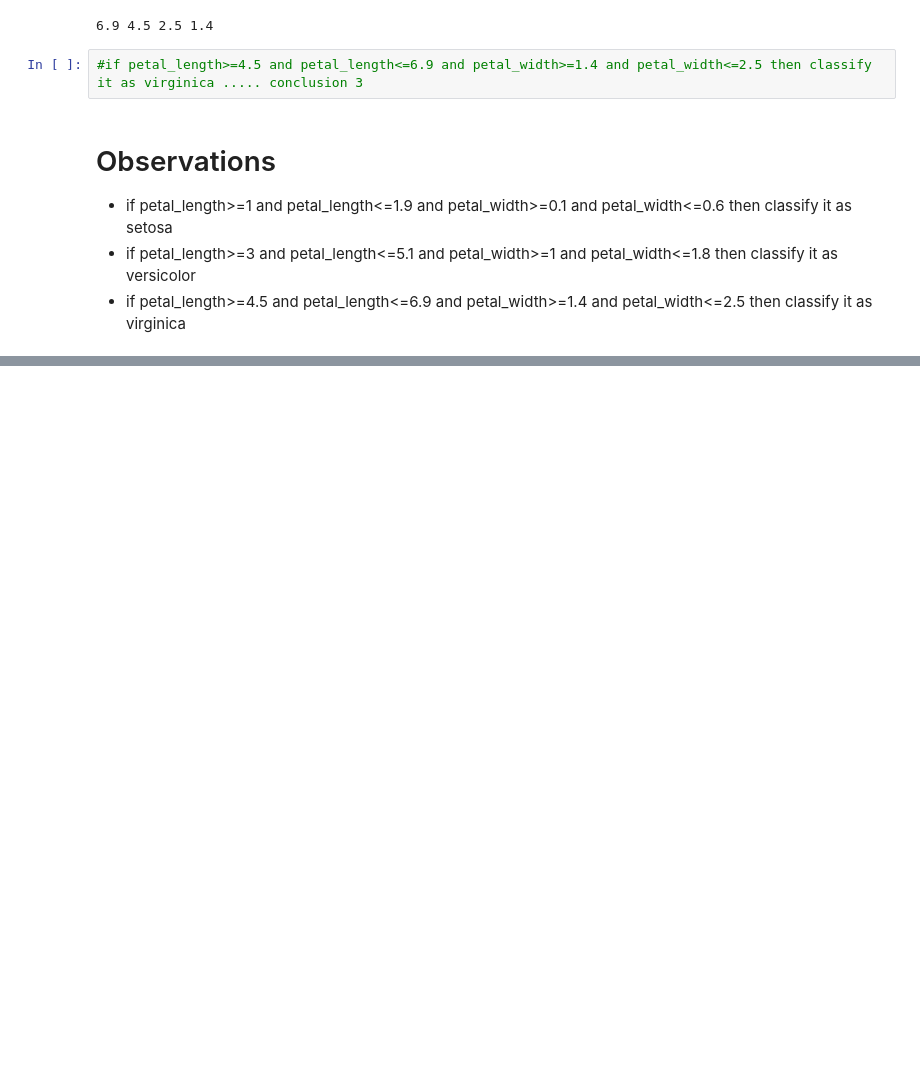
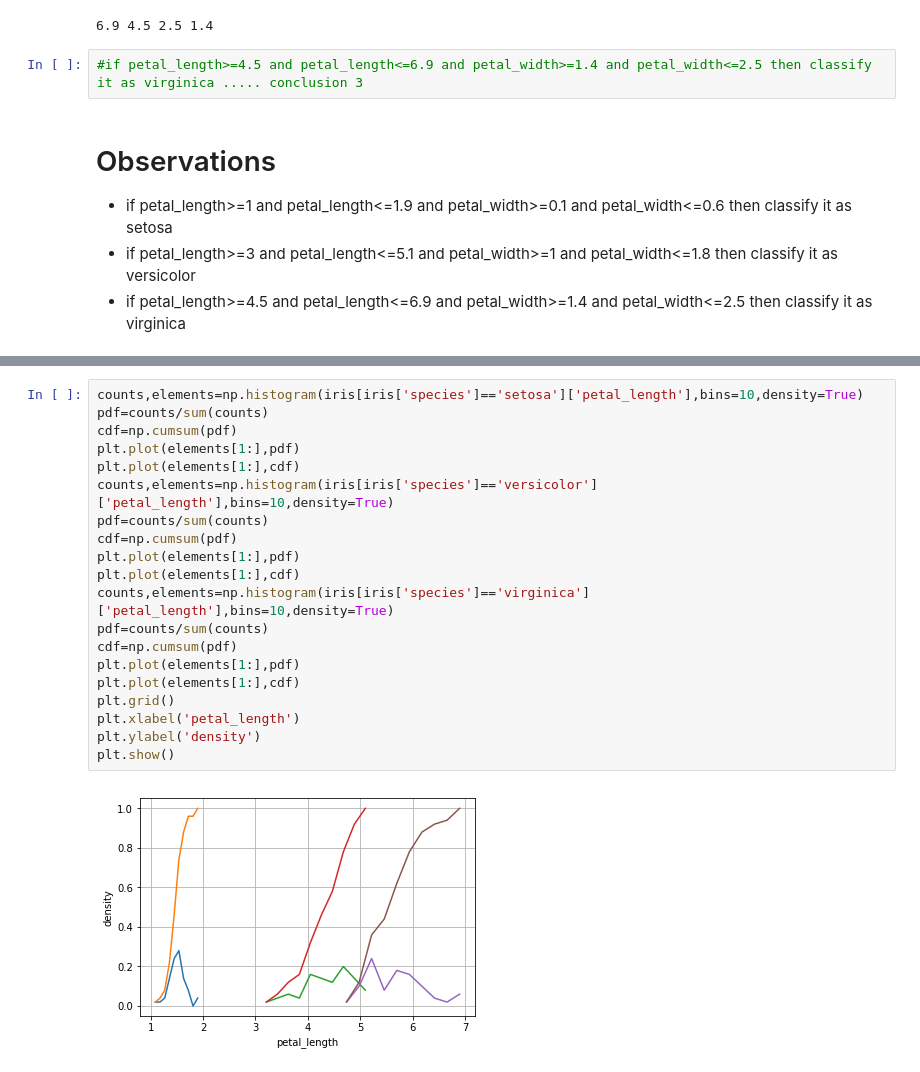
Before and after one commit to Rpmalukani22/Classification-based-on-iris-dataset, a Jupyter notebook: iris-classification.ipynb, the cells around one changed output, grey strips where cells are left out. Drawn from its saved outputs; the diff is of its cells as text; blank space fills up the shorter version.

```diff
--- a/iris-classification.ipynb
+++ b/iris-classification.ipynb
@@ -125,0 +141,22 @@ print(iris[mask].petal_length.max(),iris[mask].petal_length.min(),iris[mask].pet
+# %%
+counts,elements=np.histogram(iris[iris['species']=='setosa']['petal_length'],bins=10,density=True)
+pdf=counts/sum(counts)
+cdf=np.cumsum(pdf)
+plt.plot(elements[1:],pdf)
+plt.plot(elements[1:],cdf)
+counts,elements=np.histogram(iris[iris['species']=='versicolor']['petal_length'],bins=10,density=True)
+pdf=counts/sum(counts)
+cdf=np.cumsum(pdf)
+plt.plot(elements[1:],pdf)
+plt.plot(elements[1:],cdf)
+counts,elements=np.histogram(iris[iris['species']=='virginica']['petal_length'],bins=10,density=True)
+pdf=counts/sum(counts)
+cdf=np.cumsum(pdf)
+plt.plot(elements[1:],pdf)
+plt.plot(elements[1:],cdf)
+plt.grid()
+plt.xlabel('petal_length')
+plt.ylabel('density')
+plt.show()
+# %% [output]
+[figure, added]
```
Also changed, not shown: parts of 1 cell of this notebook.
